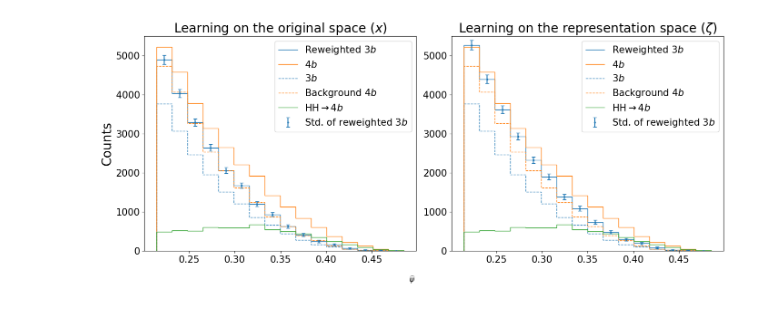
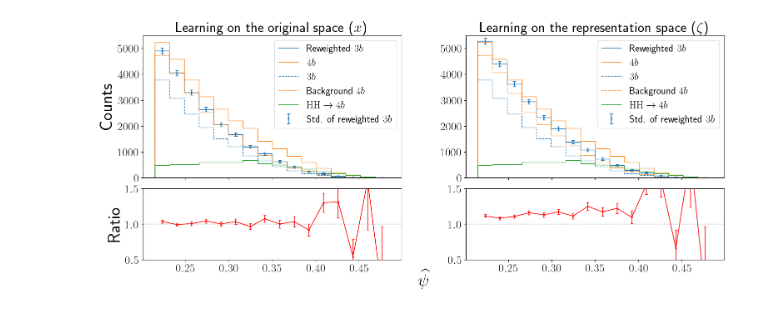
Before and after one commit to soheunyi/SRFinder, a Jupyter notebook: soheun/notebooks/draft/on_which_to_learn.ipynb, the cells around one changed output. Saved outputs shown, nothing was run; the diff lists cells and outputs as text; code cells hidden in the pictures.

```diff
--- a/soheun/notebooks/draft/on_which_to_learn.ipynb
+++ b/soheun/notebooks/draft/on_which_to_learn.ipynb
@@ -54,13 +75,6 @@ from plots import plot_rewighted_samples_by_model
 
 features = FEATURES
 
-plt.rcParams["legend.fontsize"] = 15
-plt.rcParams["figure.titlesize"] = 25
-plt.rcParams["axes.titlesize"] = 20
-plt.rcParams["axes.labelsize"] = 20
-# increase tick label size
-plt.rcParams["xtick.labelsize"] = 15
-plt.rcParams["ytick.labelsize"] = 15
 
 n_3b = 100_0000
 device = torch.device("cuda")
@@ -128,12 +142,23 @@ SR_stats_train_SR = SR_stats_train[SR_stats_train >= SR_cut]
 q_repr_tst_SR, _ = base_fvt_model.representations(events_tst_SR.X_torch)
 q_repr_train_SR, _ = base_fvt_model.representations(events_train_SR.X_torch)
 
-fig, ax = plt.subplots(1, 2, figsize=(14, 6))
+import matplotlib.gridspec as gridspec
+
+# --- Gridspec layout: top = original hists, bottom = ratios ---
+fig = plt.figure(figsize=(18, 7))
+gs = fig.add_gridspec(2, 2, height_ratios=[2, 1], hspace=0.1, wspace=0.25)
+
+ax_top = [fig.add_subplot(gs[0, 0]), fig.add_subplot(gs[0, 1])]
+ax_bot = [fig.add_subplot(gs[1, 0], sharex=ax_top[0]),
+          fig.add_subplot(gs[1, 1], sharex=ax_top[1])]
+
 fig.supxlabel(r"$\widehat{\psi}$")
+ax_top[0].set_ylabel("Counts")
+ax_bot[0].set_ylabel("Ratio")
 
 for ax_cnt, CR_fvt_type in enumerate(["original", "repr"]):
     if ax_cnt == 0:
-        ax[ax_cnt].set_ylabel("Counts")
+        ax_top[ax_cnt].set_ylabel("Counts")
     CR_fvt_tinfo = CR_repr_fvt_tinfo if CR_fvt_type == "repr" else CR_orig_fvt_tinfo
     CR_fvt_model = CR_fvt_tinfo.load_trained_model("best")
     CR_fvt_model.eval()
@@ -147,36 +172,53 @@ for ax_cnt, CR_fvt_type in enumerate(["original", "repr"]):
         fvt_scores_SR_train = CR_fvt_model.predict(events_train_SR.X_torch)[:, 1].detach().cpu().numpy()
 
     reweights_SR_train = fvt_scores_SR_train / (1 - fvt_scores_SR_train)
     reweights_SR_train = np.where(events_train_SR.is_4b, 1, reweights_SR_train)
     SR_bins = np.linspace(np.min(SR_stats_train_SR), np.max(SR_stats_train_SR), nbins + 1)
     # SR_bins = get_quantiles_with_weights(SR_stats_train_SR[events_train_SR.is_3b],
     #                                     (reweights_SR_train * events_train_SR.weights)[events_train_SR.is_3b],
     #                                     np.linspace(0, 1, nbins + 1))
 
     reweights_SR = fvt_scores_SR / (1 - fvt_scores_SR)
-    reweights_SR = np.where(events_tst_SR.is_4b, 1, -reweights_SR)
+    reweights_SR = np.where(events_tst_SR.is_4b, 1, reweights_SR)
 
-    current_ax = ax[ax_cnt]
+    current_ax = ax_top[ax_cnt]
     CR_fvt_type_str = r"the representation space ($\zeta$)" if CR_fvt_type == "repr" else r"the original space ($x$)"
     current_ax.set_title(rf"Learning on {CR_fvt_type_str}")
     plot_rewighted_samples_by_model(events_tst_SR, SR_stats_SR, fvt_scores_SR,
                                     ax=current_ax, bins=SR_bins, disable_twin_ax=True, errorbar="3b")
     hist_bg4b, _ = np.histogram(SR_stats_SR[events_tst_SR.is_bg4b], bins=SR_bins,
                                 weights=events_tst_SR.weights[events_tst_SR.is_bg4b])
     hist_signal, _ = np.histogram(SR_stats_SR[events_tst_SR.is_signal], bins=SR_bins,
                                   weights=events_tst_SR.weights[events_tst_SR.is_signal])
     hist_3b, _ = np.histogram(SR_stats_SR[events_tst_SR.is_3b], bins=SR_bins,
                                 weights=events_tst_SR.weights[events_tst_SR.is_3b])
+    hist_rw3b, _ = np.histogram(SR_stats_SR[events_tst_SR.is_3b], bins=SR_bins,
+                                weights=(reweights_SR * events_tst_SR.weights)[events_tst_SR.is_3b])
+
     current_ax.stairs(hist_3b, SR_bins, label=r"$3b$", color=plt.cm.tab10(0), linestyle="--")
     current_ax.stairs(hist_bg4b, SR_bins, label=r"Background $4b$", color=plt.cm.tab10(1), linestyle="--")
     current_ax.stairs(hist_signal, SR_bins, label=r"$\mathrm{HH} \to 4b$", color=plt.cm.tab10(2))
-    current_ax.legend()
+    current_ax.legend(fontsize=17.5)
     current_ax.set_ylim(bottom=0, top=5500)
 
+    eps = 1e-12
+    ratio = hist_rw3b / hist_bg4b
+    error = np.sqrt(hist_rw3b + hist_bg4b) / hist_bg4b
+    centers = 0.5 * (SR_bins[:-1] + SR_bins[1:])
+    ax_ratio = ax_bot[ax_cnt]
 
-plt.tight_layout()
-plt.savefig("./figures/on_which_to_learn.pdf", dpi=200)
+    # Step-style ratio curve
+    ax_ratio.errorbar(centers, ratio, yerr=error, color="red", linewidth=1.2, label=r"Background $4b$ / $3b$", capsize=2, marker="o", markersize=2)
+    ax_ratio.axhline(1.0, color="gray", linestyle=":", linewidth=1.0)
+    ax_ratio.set_ylim(0.5, 1.5)
+
+# Optional: hide x tick labels on the top row (since shared with bottom)
+for a in ax_top:
+    a.tick_params(labelbottom=False)
+
+
+plt.savefig("./figures/on_which_to_learn.pdf", dpi=300)
 plt.show()
 plt.close("all")
 # %% [output]
-[figure, old version]
+[figure, new version]
```
Also changed, not shown: parts of 6 cells of this notebook, 38 other files.
